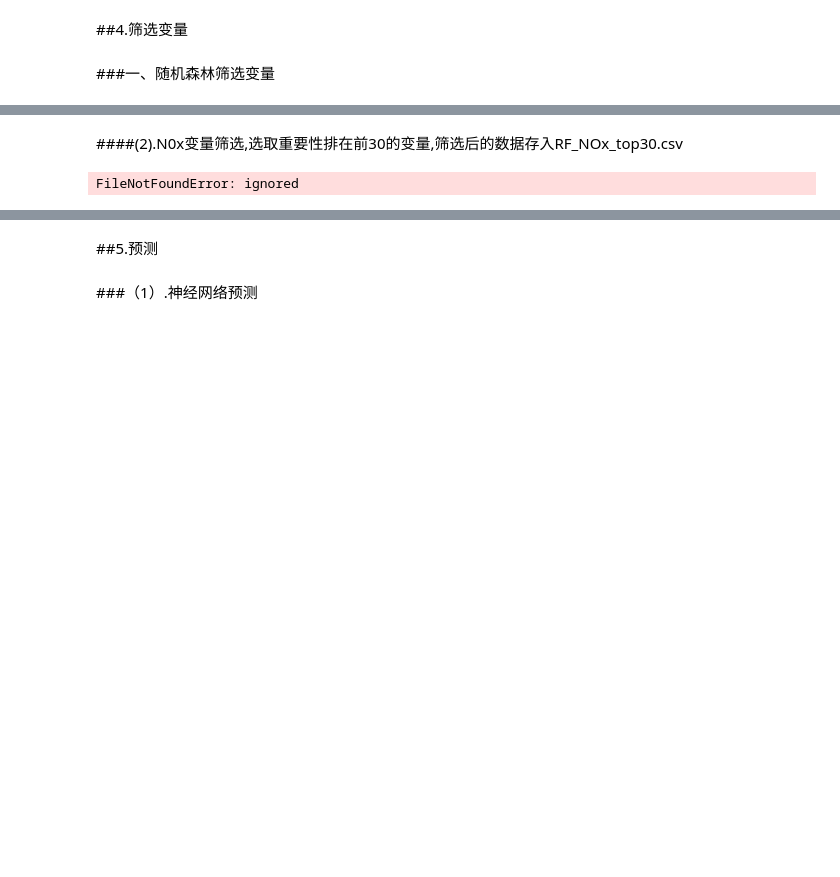
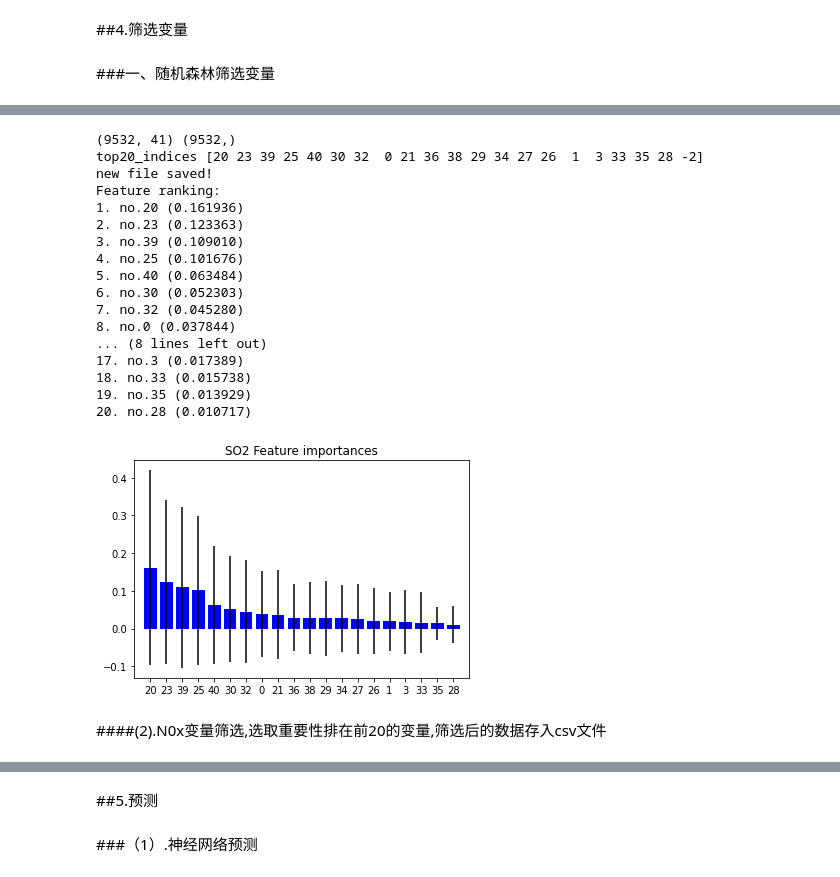
Before and after one commit to frdmu/neural-network, a Jupyter notebook: 预测.ipynb, the cells around one changed output, grey strips where cells are left out. Saved outputs shown, nothing was run; the diff lists cells and outputs as text; code cells hidden in the pictures; blank space fills up the shorter version.

```diff
--- a/预测.ipynb
+++ b/预测.ipynb
@@ -304,45 +293,23 @@ more 1.升负荷SO2.csv
+# %%
+featureSelection('/content/neural-network/时滞确定后数据/训练集/1.升负荷SO2.csv', '/content/neural-network/变量筛选后数据/训练集/1.升负荷SO2.csv', 1)
+# %% [output]
+(9532, 41) (9532,)
+top20_indices [20 23 39 25 40 30 32  0 21 36 38 29 34 27 26  1  3 33 35 28 -2]
+new file saved!
+Feature ranking:
+1. no.20 (0.161936)
+2. no.23 (0.123363)
+3. no.39 (0.109010)
+4. no.25 (0.101676)
+5. no.40 (0.063484)
+6. no.30 (0.052303)
+7. no.32 (0.045280)
+8. no.0 (0.037844)
+... (8 lines left out)
+17. no.3 (0.017389)
+18. no.33 (0.015738)
+19. no.35 (0.013929)
+20. no.28 (0.010717)
+[figure, added]
 # %% [markdown]
-####(2).N0x变量筛选,选取重要性排在前30的变量,筛选后的数据存入RF_NOx_top30.csv
+####(2).N0x变量筛选,选取重要性排在前20的变量,筛选后的数据存入csv文件
-# %%
-fileName = "/content/neural-network/neural-network/总数据整理.xls"
-df = pd.read_excel(fileName)
-data = np.array(df)
-col_row = data.shape
-
-row = 5000 #选取5000条数据进行变量筛选
-col = col_row[1]
-
-X= data[0:row,1:col-2]
-Y= data[0:row,col-1:col] # NOx
-y=Y.ravel()
-y1=y.astype(int)
-
-forest = RandomForestClassifier()
-forest.fit(X, y1)
-
-importances = forest.feature_importances_
-std = np.std([tree.feature_importances_ for tree in forest.estimators_],axis=0)
-indices = np.argsort(importances)[::-1]
-cut_indices = indices[0:30] #选取前30个重要的变量
-
-header_indices = np.copy(cut_indices)
-top30_indices = np.append(header_indices,[-2])
-#筛选完毕，存入文本
-df = pd.read_excel(fileName)
-out = df.iloc[:,top30_indices]
-out.to_csv("/content/neural-network/RF_NOx_top30.csv",index=False)
-
-# Print the feature ranking
-print("Feature ranking:")
-for count in range(30):
-    print("%d. no.%d (%f)" % (count+1, indices[count], importances[indices[count]]))
-
-# Plot the feature importances of the forest
-plt.figure()
-plt.title("SO2 Feature importances")
-plt.bar(range(30), importances[cut_indices],color="b", yerr=std[cut_indices], align="center")
-plt.xticks(range(30), cut_indices)
-plt.xlim([-1, 30])
-plt.show()
-# %% [output]
-FileNotFoundError: ignored
```
Also changed, not shown: parts of 10 cells of this notebook.
